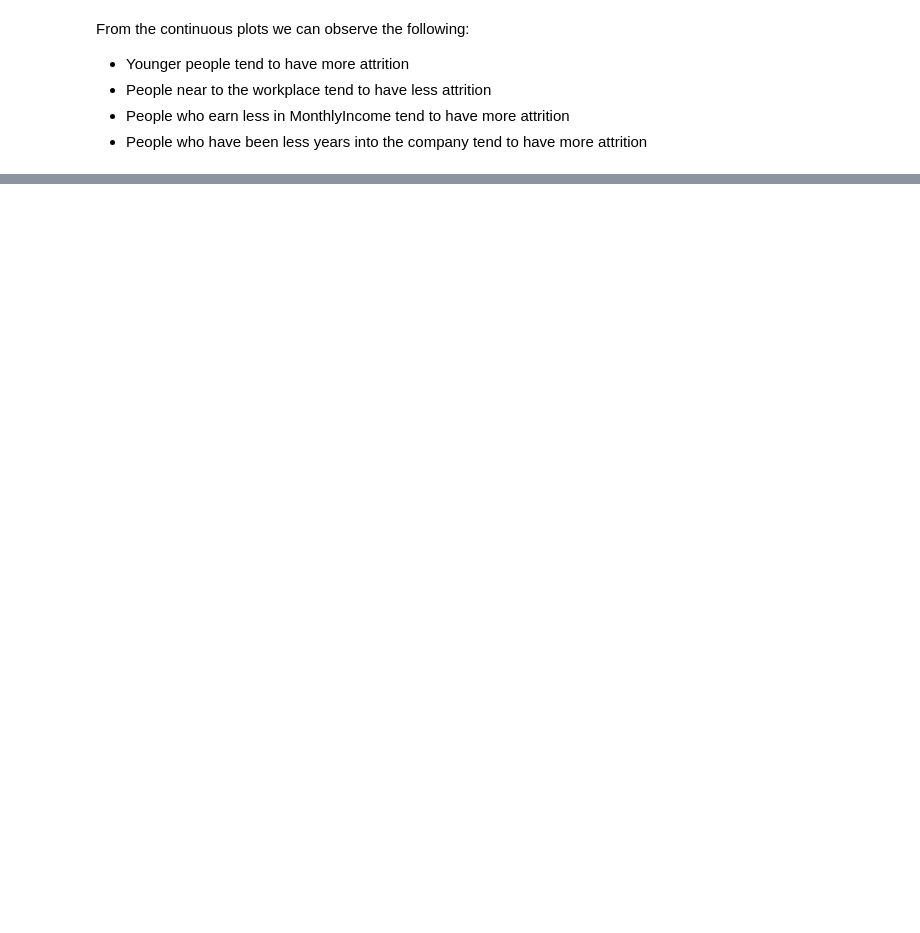
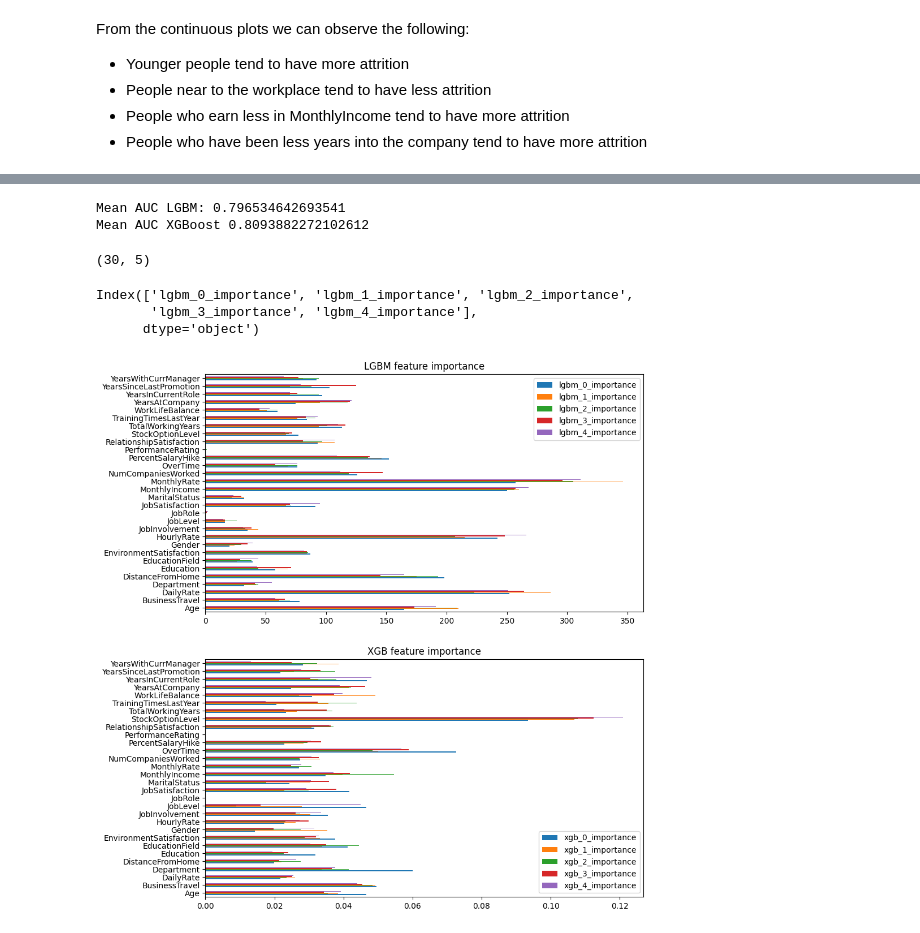
Before and after one commit to rolosa10/Kaggle_rls, a Jupyter notebook: playground_series_s3e3/notebooks/EDA_and_base_solution.ipynb, the cells around one changed output, grey strips where cells are left out. Cells and saved outputs as stored; diff of their text form; code cells hidden in the pictures; blank space fills up the shorter version.

Commit message:
First models baseline s3e3 and feature importance

```diff
--- a/playground_series_s3e3/notebooks/EDA_and_base_solution.ipynb
+++ b/playground_series_s3e3/notebooks/EDA_and_base_solution.ipynb
@@ -200 +238,4 @@ test_df = test_df[test_df['StockOptionLevel']!= 4]
+# %%
+train_df = train_df.drop(columns=['EmployeeCount', 'Over18', 'StandardHours'])
+test_df = test_df.drop(columns=['EmployeeCount', 'Over18', 'StandardHours'])
 # %% [markdown]
@@ -242,5 +269,0 @@ Name: Age, dtype: int64
-# %%
-#We can look at the nunique features and remove from the dataset the ones that are equal to 1. ---> train_df.nunique()
-# EmployeeCount, Over18 columns just have one unique value, we can delete them
-train_df = train_df.drop(columns=['EmployeeCount','Over18'])
-test_df = test_df.drop(columns=['EmployeeCount','Over18'])
@@ -246,0 +317,52 @@ test_df = test_df.drop(columns=['EmployeeCount','Over18'])
+# %%
+# Decision Trees and Random Forest do not require feature scaling.
+# I am going to try several models
+
+skf = StratifiedKFold(n_splits = 5, shuffle = True)
+lgb_scores = []
+xgb_scores = []
+fim_dfs = []
+for fold, (train_idx, valid_idx) in enumerate(skf.split(train_df[FEATURES], train_df[TARGET])):
+    X_train, X_valid = train_df[FEATURES].iloc[train_idx], train_df[FEATURES].iloc[valid_idx]
+    y_train, y_valid = train_df[TARGET].iloc[train_idx], train_df[TARGET].iloc[valid_idx]
+
+    lgbm = LGBMClassifier(objective='binary', metric = 'auc', n_estimators=100)
+    xgb = XGBClassifier(objective='binary:logistic', n_estimators = 100)
+
+    lgbm.fit(X_train, y_train)
+    xgb.fit(X_train, y_train)
+    lgb_scores.append(roc_auc_score(y_valid, lgbm.predict_proba(X_valid)[:,1]))
+    xgb_scores.append(roc_auc_score(y_valid, xgb.predict_proba(X_valid)[:,1]))
+
+
+
+    fim = pd.DataFrame(index = FEATURES,
+    data = {
+        f'lgbm_{fold}_importance': lgbm.feature_importances_,
+        f'xgb_{fold}_importance': xgb.feature_importances_
+        })
+
+    fim_dfs.append(fim)
+print(f'Mean AUC LGBM: {np.array(lgb_scores).mean()}')
+print(f'Mean AUC XGBoost {np.array(xgb_scores).mean()}')
+# %% [output]
+Mean AUC LGBM: 0.796534642693541
+Mean AUC XGBoost 0.8093882272102612
+# %%
+fims = pd.concat(fim_dfs, axis=1)
+# %%
+fims[fims.columns[fims.columns.isin('xgb_'+str(i)+'_importance' for i in range(0,5))]].values.shape
+# %% [output]
+(30, 5)
+# %%
+fims[fims.columns[fims.columns.isin('lgbm_'+str(i)+'_importance' for i in range(0,5))]].columns
+# %% [output]
+Index(['lgbm_0_importance', 'lgbm_1_importance', 'lgbm_2_importance',
+       'lgbm_3_importance', 'lgbm_4_importance'],
+      dtype='object')
+# %%
+fig, axs = plt.subplots(2,1, figsize= (15,18))
+axs[0] = fims[fims.columns[fims.columns.isin('lgbm_'+str(i)+'_importance' for i in range(0,5))]].plot(kind='barh', figsize=(10,12), title='LGBM feature importance', ax = axs[0])
+axs[1] = fims[fims.columns[fims.columns.isin('xgb_'+str(i)+'_importance' for i in range(0,5))]].plot(kind='barh', figsize=(10,12), title='XGB feature importance', ax= axs[1])
+# %% [output]
+[figure, added]
```
Also changed, not shown: parts of 23 cells of this notebook.
